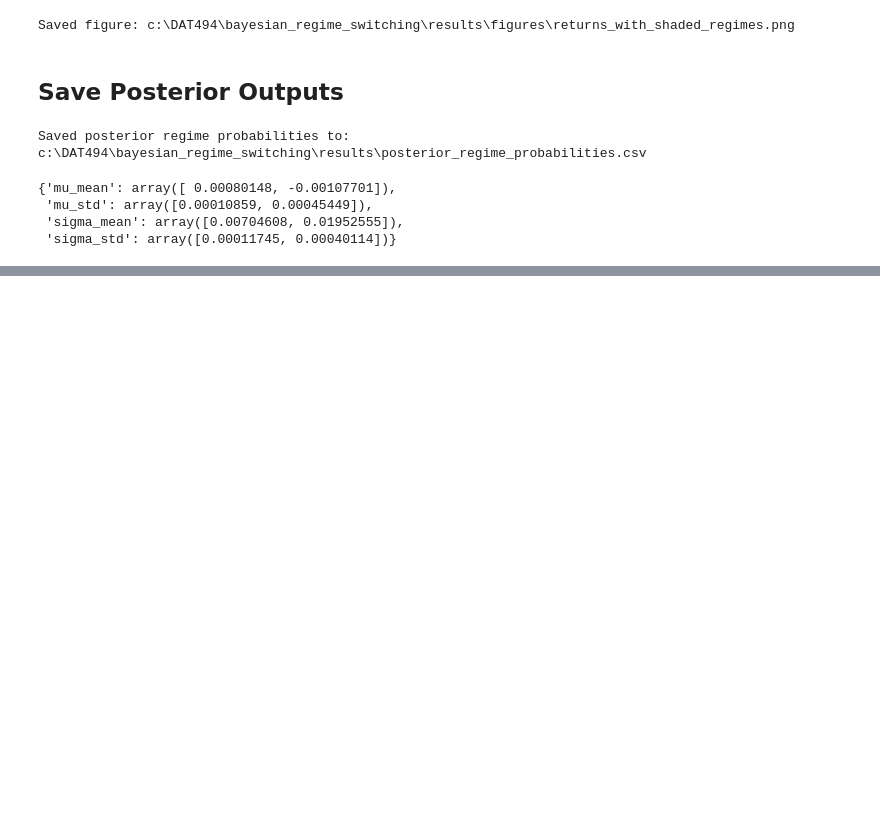
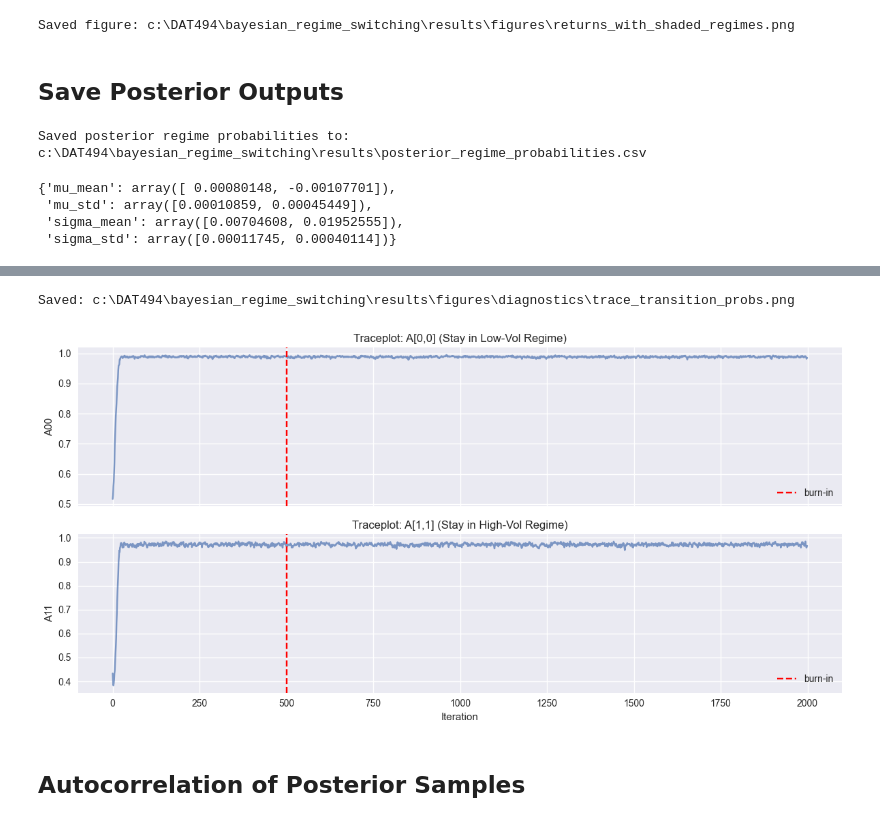
Before and after one commit to PranavPokar/bayesian_regime_switching, a Jupyter notebook: notebooks/03_bayesian_hmm_model.ipynb, the cells around one changed output, grey strips where cells are left out. Cells and saved outputs as stored; diff of their text form; code cells hidden in the pictures; blank space fills up the shorter version.

```diff
--- a/notebooks/03_bayesian_hmm_model.ipynb
+++ b/notebooks/03_bayesian_hmm_model.ipynb
@@ -491,0 +570,31 @@ Saved posterior regime probabilities to: c:\DAT494\bayesian_regime_switching\res
+# %%
+A00_chain = samples_A[:, 0, 0]  # probability of staying in low-vol
+A11_chain = samples_A[:, 1, 1]  # probability of staying in high-vol
+
+fig, axes = plt.subplots(2, 1, figsize=(12, 6), sharex=True)
+
+# A00
+axes[0].plot(A00_chain, alpha=0.7)
+axes[0].axvline(burn_in, color="red", linestyle="--", label="burn-in")
+axes[0].set_title("Traceplot: A[0,0] (Stay in Low-Vol Regime)")
+axes[0].set_ylabel("A00")
+axes[0].legend()
+
+# A11
+axes[1].plot(A11_chain, alpha=0.7)
+axes[1].axvline(burn_in, color="red", linestyle="--", label="burn-in")
+axes[1].set_title("Traceplot: A[1,1] (Stay in High-Vol Regime)")
+axes[1].set_ylabel("A11")
+axes[1].set_xlabel("Iteration")
+axes[1].legend()
+
+plt.tight_layout()
+
+save_path = os.path.join(diag_dir, "trace_transition_probs.png")
+fig.savefig(save_path, dpi=200)
+print("Saved:", save_path)
+# %% [output]
+Saved: c:\DAT494\bayesian_regime_switching\results\figures\diagnostics\trace_transition_probs.png
+[figure, added]
+# %% [markdown]
+## Autocorrelation of Posterior Samples
```
Also changed, not shown: parts of 16 cells of this notebook, 6 other files.
